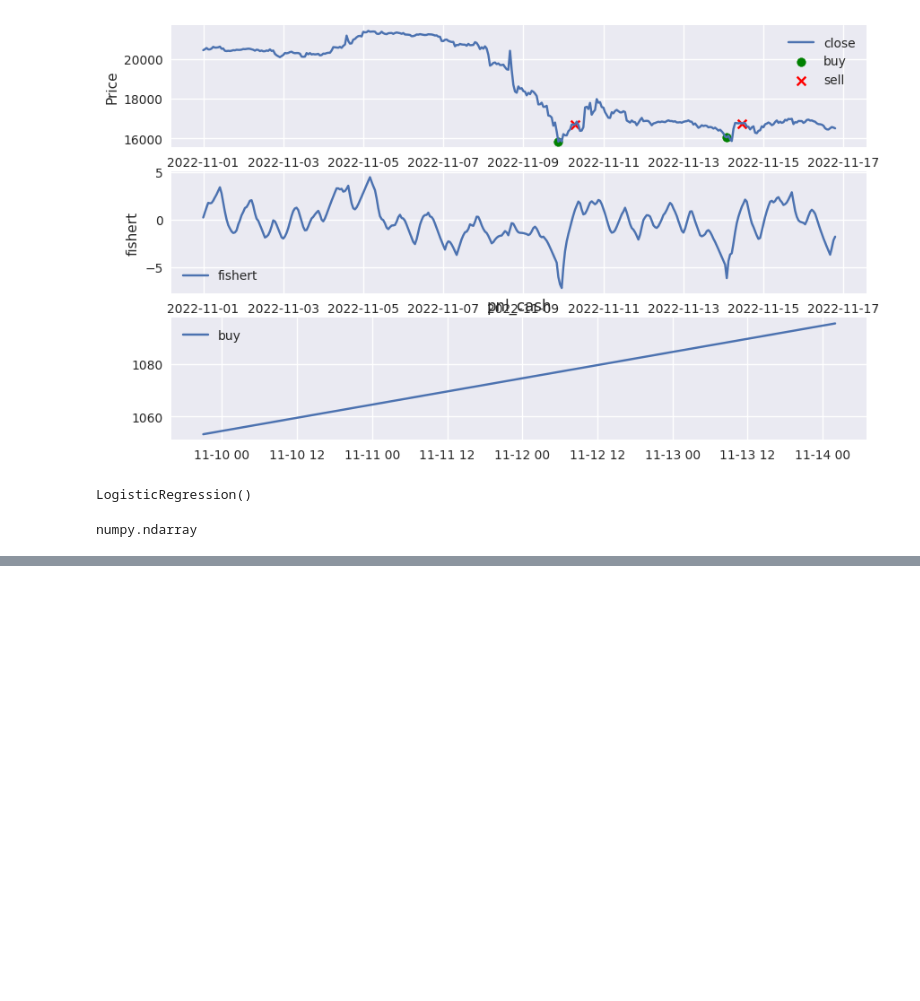
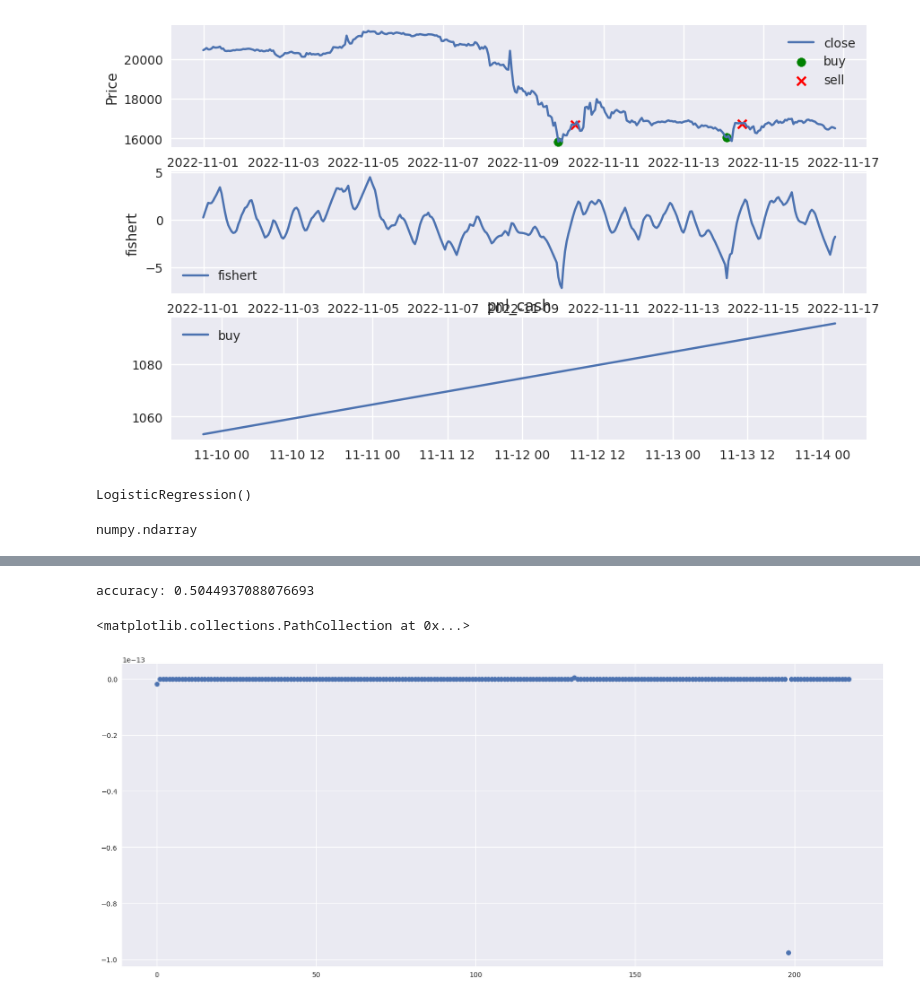
Before and after one commit to kozanakyel/KZ-Engine-Backend, a Jupyter notebook: KZ_project_setup/notebooks/analysis_actual.ipynb, the cells around one changed output, grey strips where cells are left out. Drawn from its saved outputs; the diff is of its cells as text; code cells hidden in the pictures; blank space fills up the shorter version.

Commit message:
trying log_reg with indicators data

```diff
--- a/KZ_project_setup/notebooks/analysis_actual.ipynb
+++ b/KZ_project_setup/notebooks/analysis_actual.ipynb
@@ -93,0 +107,29 @@ accuracy_score(pred, y_test)
+# %%
+############ For indicators Dataframe
+X = df.copy()
+X.reset_index(inplace=True)
+X.drop(columns=['Datetime', 'feature_label', 'candlestick_pattern'], axis=1, inplace=True)
+Y = df.feature_label.copy()
+Y = Y.reset_index()
+Y.drop(columns=['Datetime'], axis=1, inplace=True)
+
+X_train, X_test, y_train, y_test = train_test_split(X, Y, test_size=0.2, random_state=46)
+
+model = LogisticRegression()
+model.fit(X_train, y_train)
+
+pred = model.predict(X_test)
+pred = pred > 0.5
+pred = pred.astype(int)
+
+print(f'accuracy: {accuracy_score(pred, y_test)}')
+
+import matplotlib.pyplot as plt
+import numpy as np
+weigths = model.coef_
+fig, ax = plt.subplots(1,1, figsize=(20,8))
+plt.scatter(np.arange(0,len(np.column_stack(weigths).ravel())), np.column_stack(weigths).ravel())
+# %% [output]
+accuracy: 0.5044937088076693
+<matplotlib.collections.PathCollection at 0x...>
+[figure, added]
```
Also changed, not shown: parts of 3 cells of this notebook.
